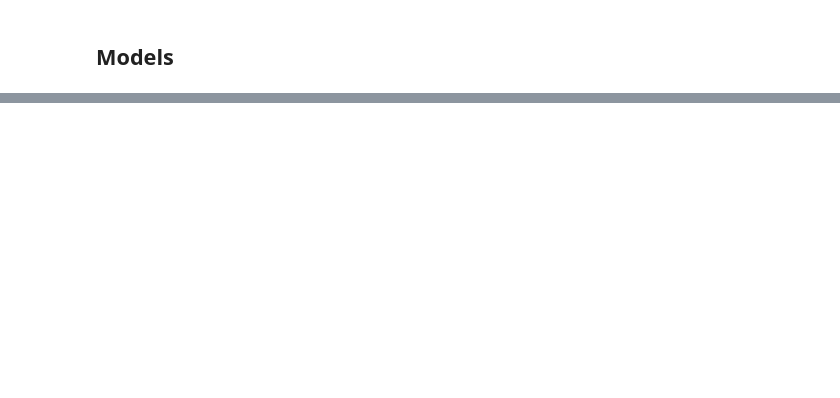
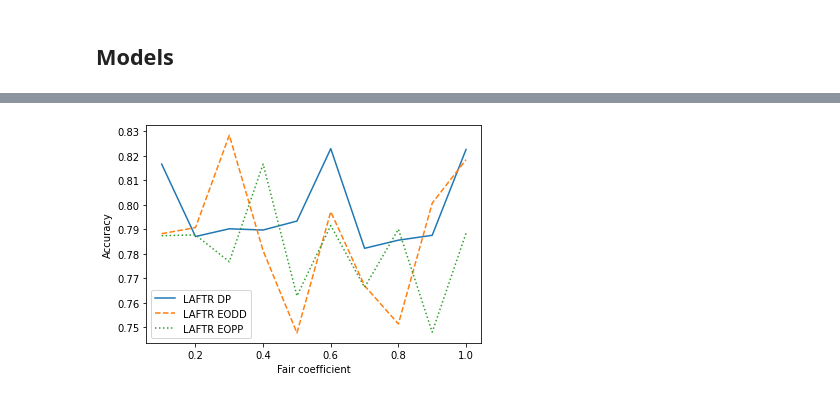
Before and after one commit to limafernando/falsb, a Jupyter notebook: madras_laftr.ipynb, the cells around one changed output, grey strips where cells are left out. Saved outputs shown, nothing was run; the diff lists cells and outputs as text; code cells hidden in the pictures; blank space fills up the shorter version.

Commit message:
Refactoring: debug the DI and DI_soft metrics, restruct madras' models and get results of LAFTR (validation)

```diff
--- a/madras_laftr.ipynb
+++ b/madras_laftr.ipynb
@@ -162,0 +338,3 @@ valid_losses, valid_accs = validation(model, valid_data)
+# %%
+#For DP
+laftr_losses, laftr_accs, laftr_dps, laftr_dis, laftr_deopps, unfair_losses, unfair_accs, unfair_dps, unfair_dis, unfair_deopps = madras_valid(10, 'DP', fair_coeff_list)
@@ -162,0 +373,3 @@ valid_losses, valid_accs = validation(model, valid_data)
+# %%
+#For EODD
+laftr_losses, laftr_accs, laftr_dps, laftr_dis, laftr_deopps, unfair_losses, unfair_accs, unfair_dps, unfair_dis, unfair_deopps = madras_valid(10, 'EODD', fair_coeff_list)
@@ -162,0 +408,3 @@ valid_losses, valid_accs = validation(model, valid_data)
+# %%
+#For EOPP
+laftr_losses, laftr_accs, laftr_dps, laftr_dis, laftr_deopps, unfair_losses, unfair_accs, unfair_dps, unfair_dis, unfair_deopps = madras_valid(10, 'EOPP', fair_coeff_list)
@@ -162,0 +429,31 @@ valid_losses, valid_accs = validation(model, valid_data)
+# %%
+unfair_accs4deopp = unfair_accs
+
+unfair_dps4deopp = unfair_dps
+laftr4deopp = sorted(zip(unfair_dps4deopp, unfair_accs4deopp))
+sorted_unfair_dps4deopp, sorted_unfair_accs_dps4deopp = zip(*laftr4deopp)
+
+unfair_dis4deopp = unfair_dis
+laftr4deopp = sorted(zip(unfair_dis4deopp, unfair_accs4deopp))
+sorted_unfair_dis4deopp, sorted_unfair_accs_dis4deopp = zip(*laftr4deopp)
+
+unfair_deopps4deopp = unfair_deopps
+laftr4deopp = sorted(zip(unfair_deopps4deopp, unfair_accs4deopp))
+sorted_unfair_deopps4deopp, sorted_unfair_accs_eopps4deopp = zip(*laftr4deopp)
+# %%
+plt.plot()
+plt.ylabel('Accuracy')
+
+'''# plotting the line 1 points
+plt.plot(fair_coeff_list, laftr_accs, label = "laftr")
+# line 2 points'''
+
+# plotting the line 2 points
+plt.plot(fair_coeff_list, unfair_accs4dp, label = "LAFTR DP")
+plt.plot(fair_coeff_list, unfair_accs4di, '--', label = "LAFTR EODD")
+plt.plot(fair_coeff_list, unfair_accs4deopp, ':', label = "LAFTR EOPP")
+plt.xlabel('Fair coefficient')
+plt.legend()
+plt.show()
+# %% [output]
+[figure, added]
```
Also changed, not shown: parts of 41 cells of this notebook, 3 other files.
